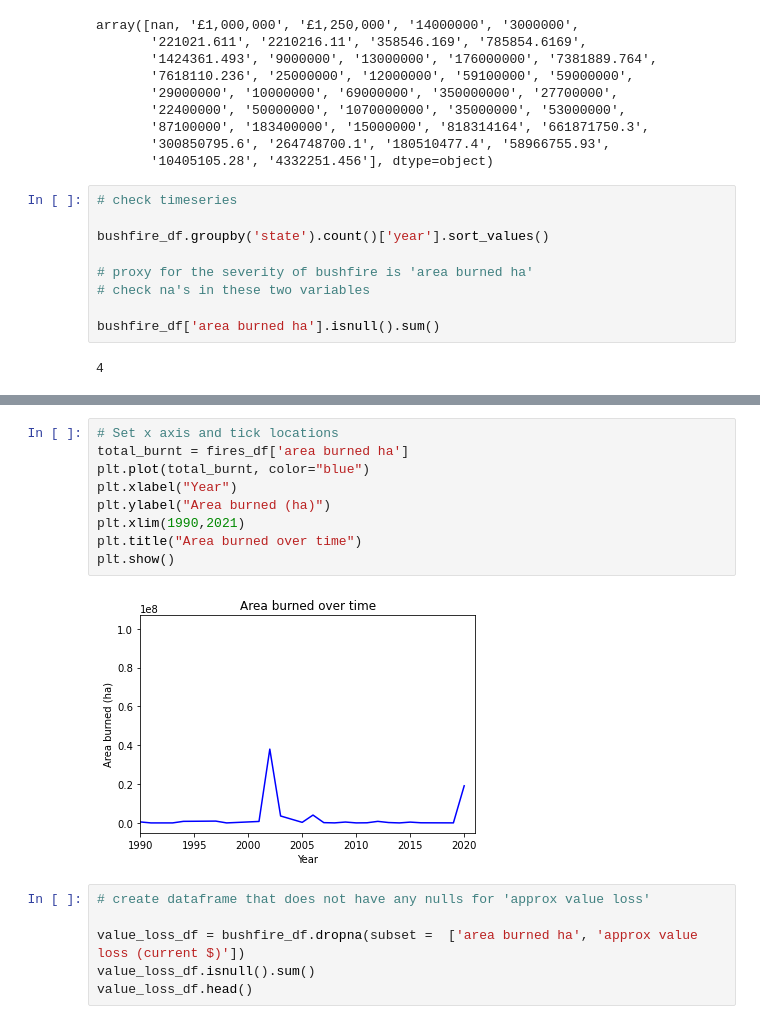
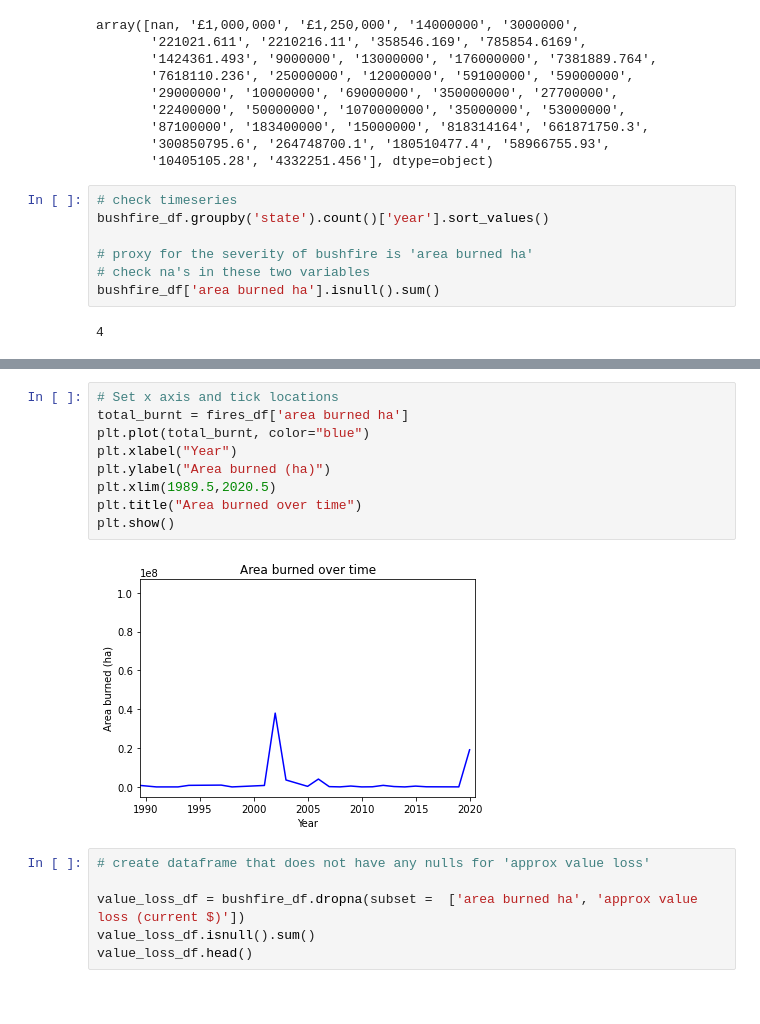
Before and after one commit to thierzon/disney-donut-project, a Jupyter notebook: combined_data.ipynb, the cells around one changed output, grey strips where cells are left out. Saved outputs shown, nothing was run; the diff lists cells and outputs as text.

```diff
--- a/combined_data.ipynb
+++ b/combined_data.ipynb
@@ -509,12 +531,10 @@ array([nan, '£1,000,000', '£1,250,000', '14000000', '3000000',
        '10405105.28', '4332251.456'], dtype=object)
 # %%
 # check timeseries
-
 bushfire_df.groupby('state').count()['year'].sort_values()
 
 # proxy for the severity of bushfire is 'area burned ha'
 # check na's in these two variables
-
 bushfire_df['area burned ha'].isnull().sum()
 # %% [output]
 4
@@ -532,14 +552,14 @@ fires_df.head()
 # %%
 # Set x axis and tick locations
 total_burnt = fires_df['area burned ha']
 plt.plot(total_burnt, color="blue")
 plt.xlabel("Year")
 plt.ylabel("Area burned (ha)")
-plt.xlim(1990,2021)
+plt.xlim(1989.5,2020.5)
 plt.title("Area burned over time")
 plt.show()
 # %% [output]
-[figure, old version]
+[figure, new version]
 # %%
 # create dataframe that does not have any nulls for 'approx value loss'
 
```
Also changed, not shown: parts of 9 cells of this notebook, 7 other files.
